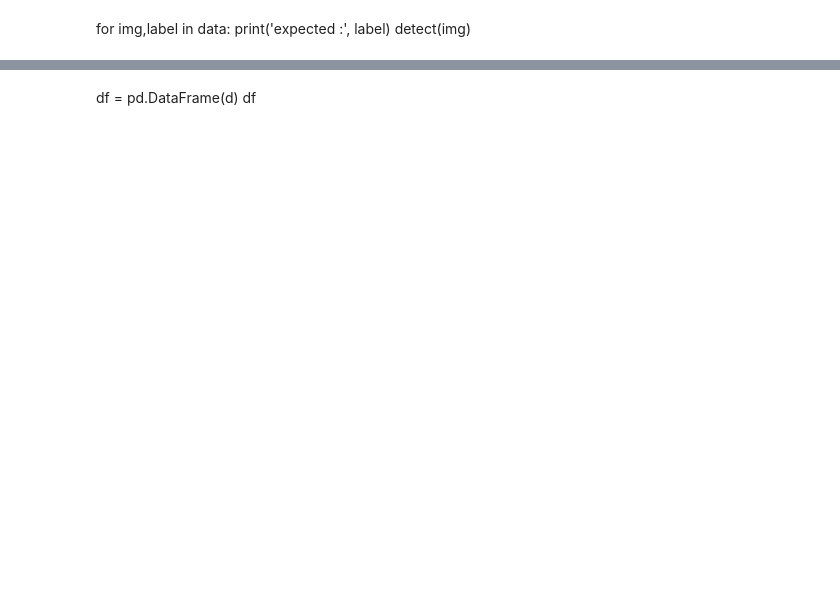
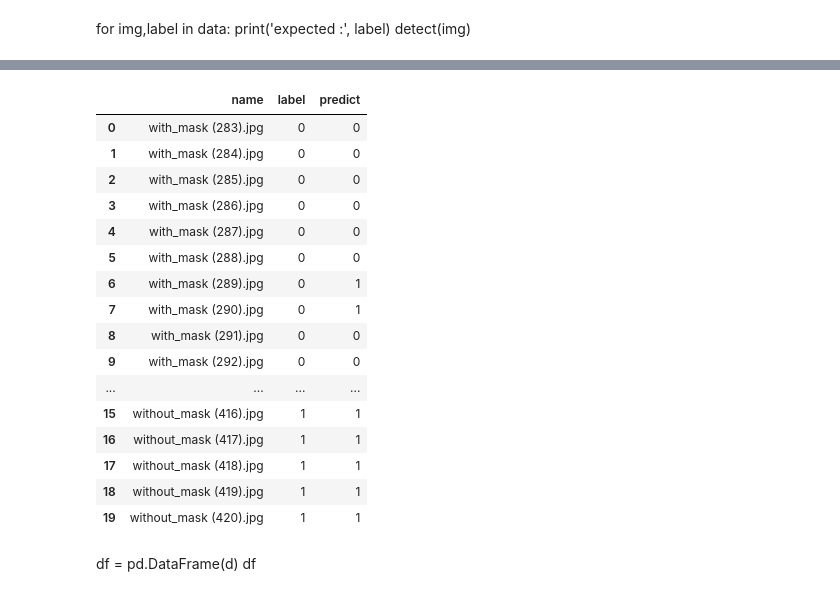
Before and after one commit to MStrange11/career-project, a Jupyter notebook: Face Mask Detection/FMD.ipynb, the cells around one changed output, grey strips where cells are left out. Saved outputs shown, nothing was run; the diff lists cells and outputs as text; code cells hidden in the pictures; blank space fills up the shorter version.

```diff
--- a/Face Mask Detection/FMD.ipynb
+++ b/Face Mask Detection/FMD.ipynb
@@ -112,4 +225,10 @@ cv2.destroyAllWindows()
+# %%
+model = pickle.load(open('face mask.pkl', 'rb'))
 # %%
 def detect_face_mask(img):
     y_pred = model.predict(img.reshape(1, 224, 224, 3)/225.0)
-    return y_pred[0,0]
+
+    # cv2.imwrite('predict img.jpg', img)
+    value = y_pred[0,0]*100
+
+    return 1 if value >= 5 else 0, value
@@ -126,8 +308,7 @@ for img,label in data:
 d = {
     'name':[],
     'label':[],
-    'predict':[],
-    'value':[],
+    'predict':[]
 }
 
 for cate in categories:
@@ -142,10 +323,9 @@ for cate in categories:
 
         smaple1 = cv2.imread(img_path)
         image = cv2.resize(smaple1,(224,224))
-        t1 = detect_face_mask(image)
 
-        d['predict'].append(1 if t1 >= .5 else 0)
-        d['value'].append(t1)
+        d['predict'].append(detect_face_mask(image))
 
 df = pd.DataFrame(d)
 df
+# %% [output]
@@ -152,3 +352,20 @@ df
+|  | name | label | predict |
+| 0 | with_mask (283).jpg | 0 | 0 |
+| 1 | with_mask (284).jpg | 0 | 0 |
+| 2 | with_mask (285).jpg | 0 | 0 |
+| 3 | with_mask (286).jpg | 0 | 0 |
+| 4 | with_mask (287).jpg | 0 | 0 |
+| 5 | with_mask (288).jpg | 0 | 0 |
+| 6 | with_mask (289).jpg | 0 | 1 |
+| 7 | with_mask (290).jpg | 0 | 1 |
+| 8 | with_mask (291).jpg | 0 | 0 |
+| 9 | with_mask (292).jpg | 0 | 0 |
+| ... | ... | ... | ... |
+| 15 | without_mask (416).jpg | 1 | 1 |
+| 16 | without_mask (417).jpg | 1 | 1 |
+| 17 | without_mask (418).jpg | 1 | 1 |
+| 18 | without_mask (419).jpg | 1 | 1 |
+| 19 | without_mask (420).jpg | 1 | 1 |
 # %% [markdown]
 df = pd.DataFrame(d)
 df
```
Also changed, not shown: parts of 21 cells of this notebook, 2 other files.
